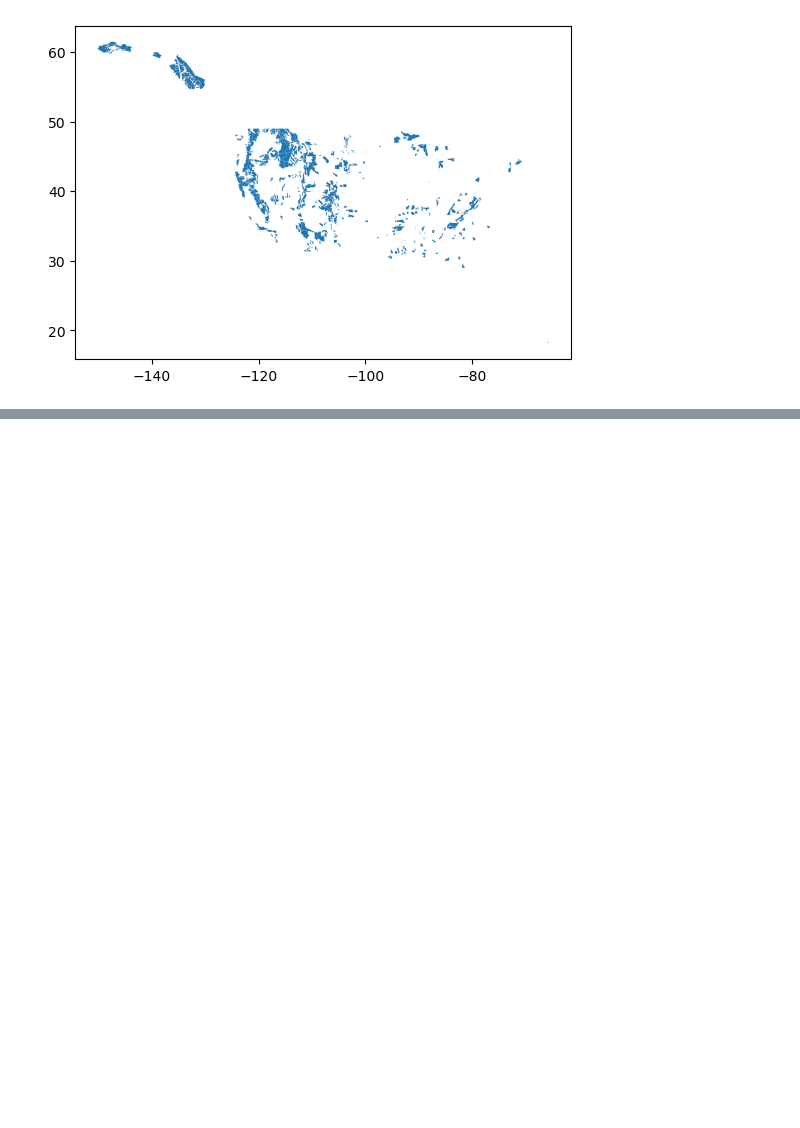
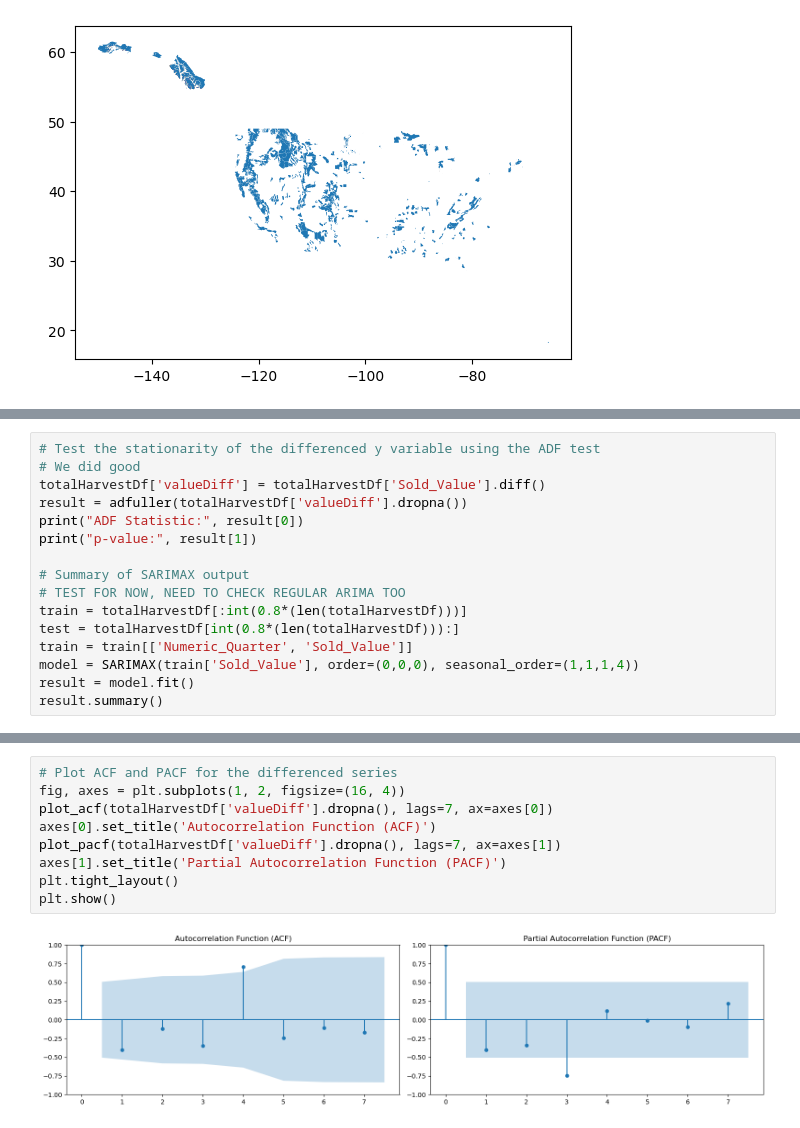
Before and after one commit to langoodall/Project-Timber-Harvesting, a Jupyter notebook: Timber.ipynb, the cells around one changed output, grey strips where cells are left out. Cells and saved outputs as stored; diff of their text form; blank space fills up the shorter version.

```diff
--- a/Timber.ipynb
+++ b/Timber.ipynb
@@ -128,0 +105,16 @@ X
+# %%
+# Test the stationarity of the differenced y variable using the ADF test
+# We did good
+totalHarvestDf['valueDiff'] = totalHarvestDf['Sold_Value'].diff()
+result = adfuller(totalHarvestDf['valueDiff'].dropna())
+print("ADF Statistic:", result[0])
+print("p-value:", result[1])
+
+# Summary of SARIMAX output
+# TEST FOR NOW, NEED TO CHECK REGULAR ARIMA TOO
+train = totalHarvestDf[:int(0.8*(len(totalHarvestDf)))]
+test = totalHarvestDf[int(0.8*(len(totalHarvestDf))):]
+train = train[['Numeric_Quarter', 'Sold_Value']]
+model = SARIMAX(train['Sold_Value'], order=(0,0,0), seasonal_order=(1,1,1,4))
+result = model.fit()
+result.summary()
@@ -128,0 +164,11 @@ X
+# %%
+# Plot ACF and PACF for the differenced series
+fig, axes = plt.subplots(1, 2, figsize=(16, 4))
+plot_acf(totalHarvestDf['valueDiff'].dropna(), lags=7, ax=axes[0])
+axes[0].set_title('Autocorrelation Function (ACF)')
+plot_pacf(totalHarvestDf['valueDiff'].dropna(), lags=7, ax=axes[1])
+axes[1].set_title('Partial Autocorrelation Function (PACF)')
+plt.tight_layout()
+plt.show()
+# %% [output]
+[figure, added]
```
Also changed, not shown: parts of 11 cells of this notebook.
